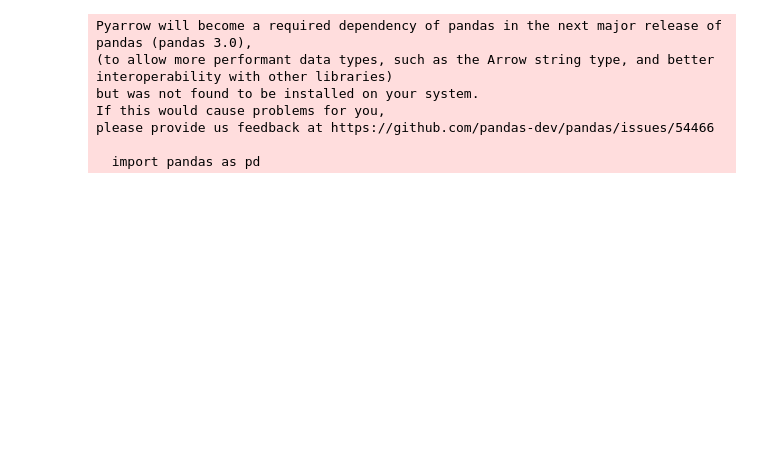
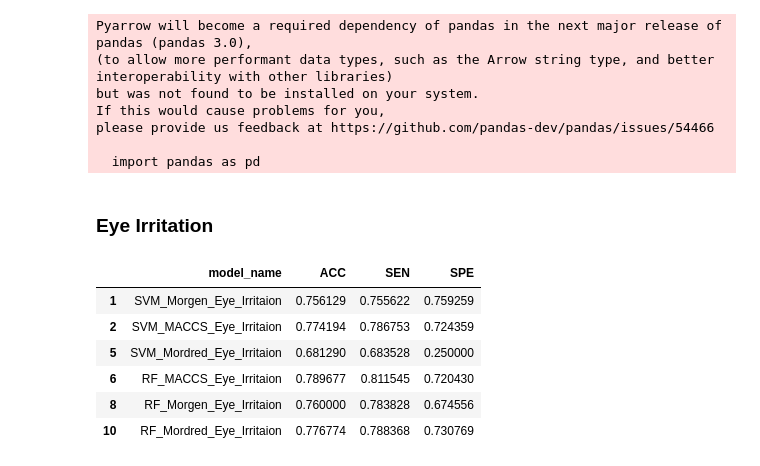
Before and after one commit to Seg0fieD/Toxicity_seminar, a Jupyter notebook: src/result_plot.ipynb, the cells around one changed output. Cells and saved outputs as stored; diff of their text form; code cells hidden in the pictures; blank space fills up the shorter version.

```diff
--- a/src/result_plot.ipynb
+++ b/src/result_plot.ipynb
@@ -17,4 +17,17 @@ if not os.path.exists(result_path):
     print("Create metrics.csv file in the results folder")
 
 result_db = pd.read_csv(result_path)
+# %% [markdown]
+### Eye Irritation
+# %%
+eye_irritation = result_db[result_db["model_name"].str.contains("Eye_Irritaion", case= False)]
+eye_irritation
+# %% [output]
+|  | model_name | ACC | SEN | SPE |
+| 1 | SVM_Morgen_Eye_Irritaion | 0.756129 | 0.755622 | 0.759259 |
+| 2 | SVM_MACCS_Eye_Irritaion | 0.774194 | 0.786753 | 0.724359 |
+| 5 | SVM_Mordred_Eye_Irritaion | 0.681290 | 0.683528 | 0.250000 |
+| 6 | RF_MACCS_Eye_Irritaion | 0.789677 | 0.811545 | 0.720430 |
+| 8 | RF_Morgen_Eye_Irritaion | 0.760000 | 0.783828 | 0.674556 |
+| 10 | RF_Mordred_Eye_Irritaion | 0.776774 | 0.788368 | 0.730769 |
 # %%
```
Also changed, not shown: parts of 4 cells of this notebook.
